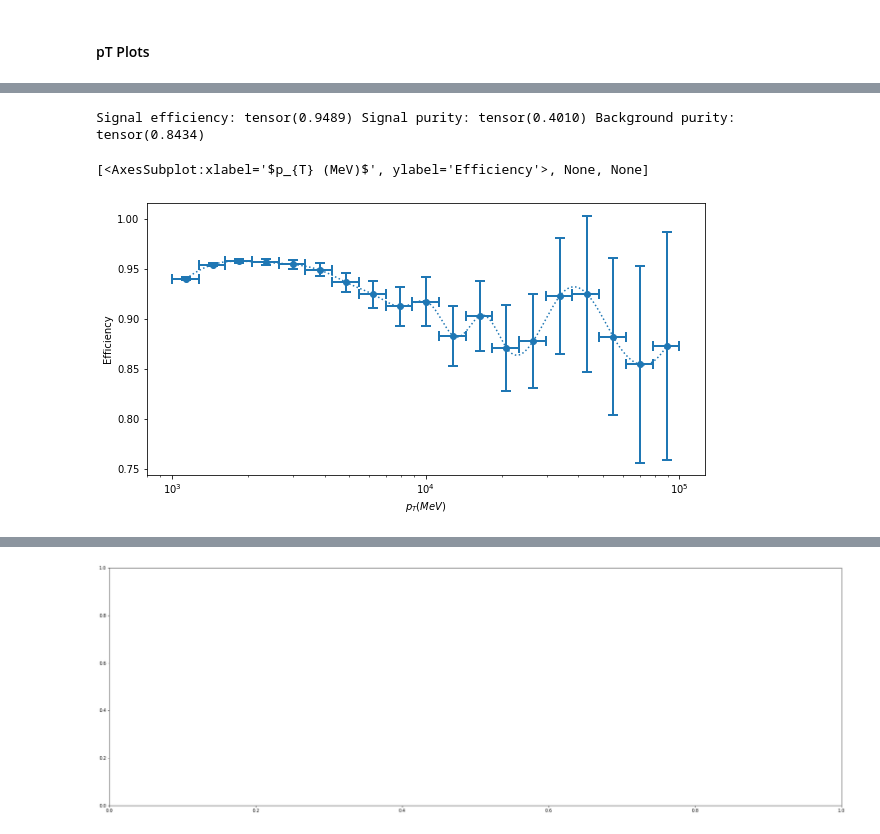
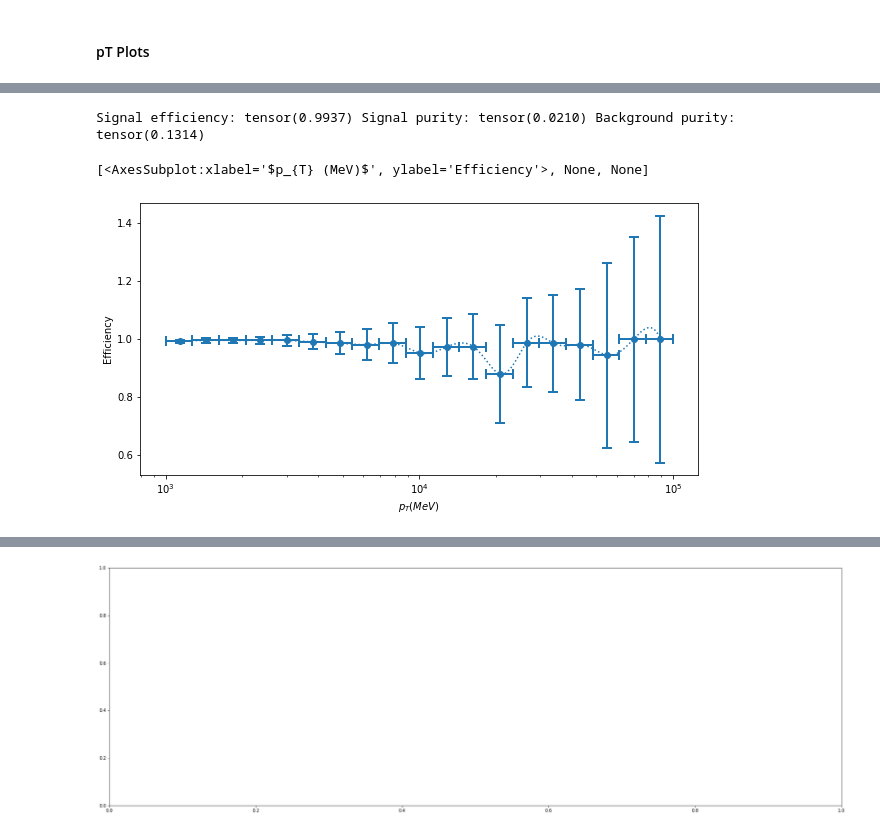
Before and after one commit to HSF-reco-and-software-triggers/Tracking-ML-Exa.TrkX, a Jupyter notebook: Pipelines/Common_Tracking_Example/notebooks/ITk/Exploration/HeteroConstruction.ipynb, the cells around one changed output, grey strips where cells are left out. Saved outputs shown, nothing was run; the diff lists cells and outputs as text; code cells hidden in the pictures.

```diff
--- a/Pipelines/Common_Tracking_Example/notebooks/ITk/Exploration/HeteroConstruction.ipynb
+++ b/Pipelines/Common_Tracking_Example/notebooks/ITk/Exploration/HeteroConstruction.ipynb
@@ -383,7 +412,7 @@ fig
 # %%
-checkpoint_path = "/global/cfs/cdirs/m3443/data/lightning_models/lightning_checkpoints/ITk_1GeVSignal_GNN/1j1uwy9r/checkpoints/epoch=76-step=38499.ckpt"
-run_pt_performance(checkpoint_path, InteractionGNN, "train", 100, 0.5)
+checkpoint_path = "/global/cfs/cdirs/m3443/data/lightning_models/lightning_checkpoints/ITk_1GeVSignal_HeteroFilter/24rnorch/checkpoints/last.ckpt"
+run_pt_performance(checkpoint_path, HeteroPyramidFilter, "val", 10, 0.25, signal_true_label="y", bkg_true_label="y_pid")
 # %% [output]
-Signal efficiency: tensor(0.9489) Signal purity: tensor(0.4010) Background purity: tensor(0.8434)
+Signal efficiency: tensor(0.9937) Signal purity: tensor(0.0210) Background purity: tensor(0.1314)
 [<AxesSubplot:xlabel='$p_{T} (MeV)$', ylabel='Efficiency'>, None, None]
-[figure, old version]
+[figure, new version]
```
Also changed, not shown: parts of 46 cells of this notebook, 34 other files.
